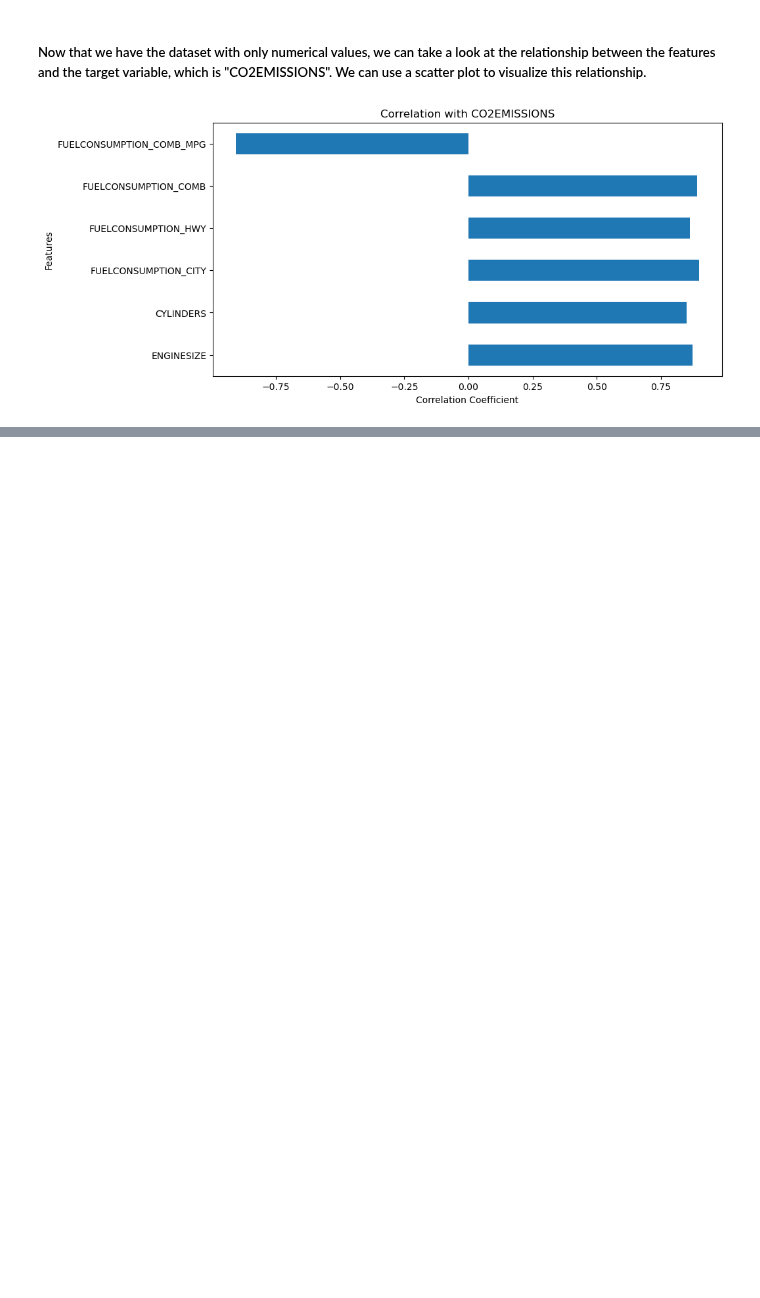
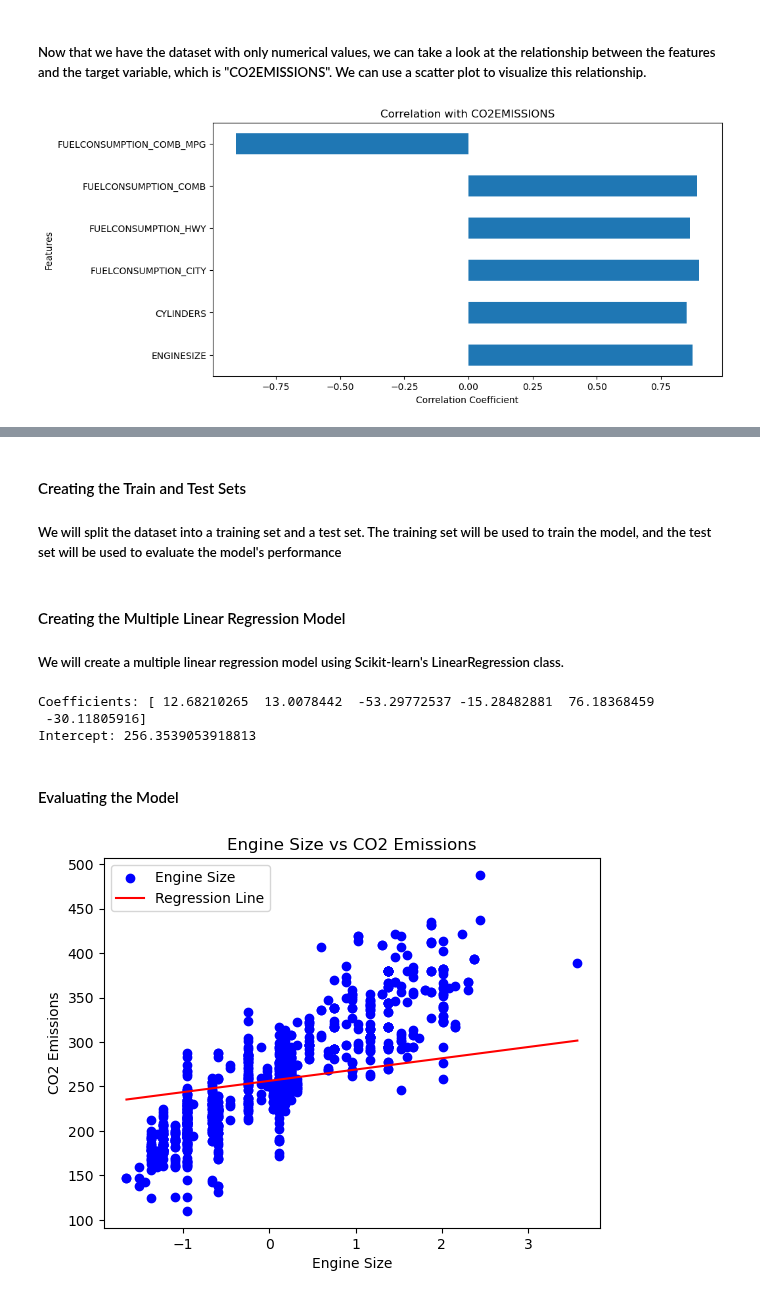
Before and after one commit to gps-stellar/Simple-Regression-Models, a Jupyter notebook: Multiple_Linear_Regression.ipynb, the cells around one changed output, grey strips where cells are left out. Drawn from its saved outputs; the diff is of its cells as text; code cells hidden in the pictures; blank space fills up the shorter version.

```diff
--- a/Multiple_Linear_Regression.ipynb
+++ b/Multiple_Linear_Regression.ipynb
@@ -136,0 +167,3 @@ plt.show()
+# %%
+x = df.loc[:, df.columns != "CO2EMISSIONS"].to_numpy() # Features
+y = df["CO2EMISSIONS"].to_numpy()  # Target Variable
@@ -136,0 +173,3 @@ plt.show()
+# %%
+std_caler = preprocessing.StandardScaler()
+X_std = std_caler.fit_transform(x)
@@ -136,0 +188,39 @@ plt.show()
+# %% [markdown]
+#### Creating the Train and Test Sets
+##### We will split the dataset into a training set and a test set. The training set will be used to train the model, and the test set will be used to evaluate the model's performance
+# %%
+X_train, X_test, y_train, y_test = train_test_split(X_std, y, test_size=0.2, random_state=42)
+# %% [markdown]
+#### Creating the Multiple Linear Regression Model
+##### We will create a multiple linear regression model using Scikit-learn's LinearRegression class.
+# %%
+regressor = linear_model.LinearRegression()
+
+# Training the model
+regressor.fit(X_train, y_train)
+
+#Print the coefficients
+coef_ = regressor.coef_
+intercept_ = regressor.intercept_
+print("Coefficients:", coef_)
+print("Intercept:", intercept_)
+# %% [output]
+Coefficients: [ 12.68210265  13.0078442  -53.29772537 -15.28482881  76.18368459
+ -30.11805916]
+Intercept: 256.3539053918813
+# %% [markdown]
+#### Evaluating the Model
+# %%
+# Plotting each feature against the target variable
+plt.scatter(X_train[:, 0], y_train, color='blue', label='Engine Size')
+# Regression Line
+x_vals = np.linspace(X_train[:, 0].min(), X_train[:, 0].max(), 100)
+y_vals = coef_[0] * x_vals + intercept_
+plt.plot(x_vals, y_vals, color='red', label='Regression Line')
+plt.xlabel('Engine Size')
+plt.ylabel('CO2 Emissions')
+plt.title('Engine Size vs CO2 Emissions')
+plt.legend()
+plt.show()
+# %% [output]
+[figure, added]
```
Also changed, not shown: parts of 7 cells of this notebook.
